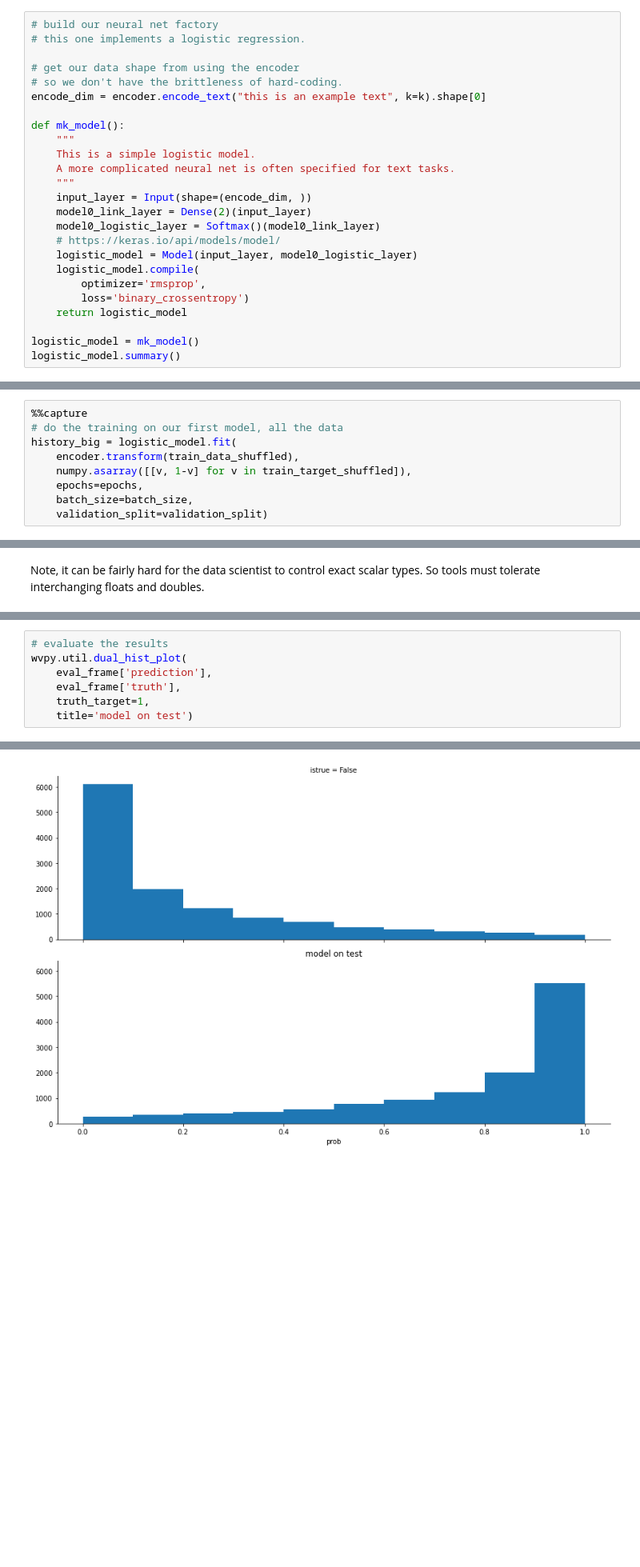
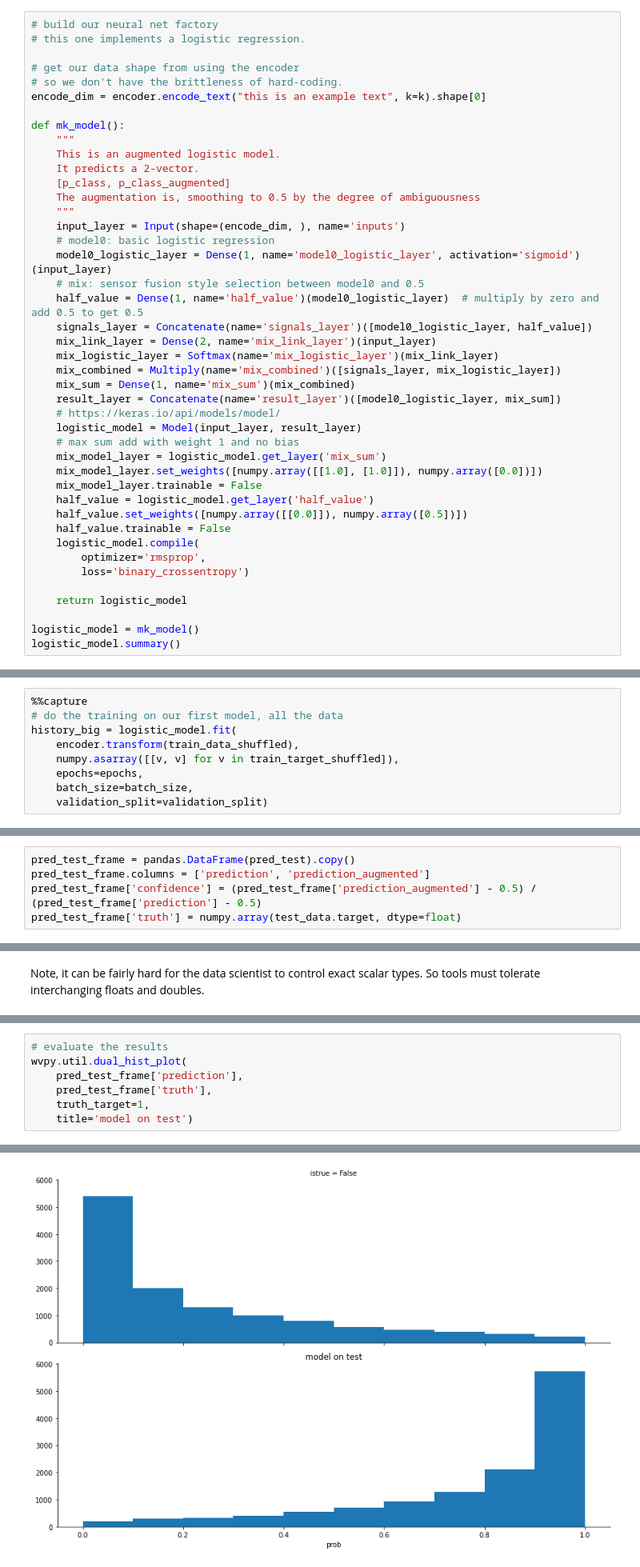
Before and after one commit to WinVector/ATasteOfDataScience, a Jupyter notebook: 03_Augment/IMDB_sentiment_aug.ipynb, the cells around one changed output, grey strips where cells are left out. Shown at 80% size. Cells and saved outputs as stored; diff of their text form; blank space fills up the shorter version.

Commit message:
work on augmentation example

```diff
--- a/03_Augment/IMDB_sentiment_aug.ipynb
+++ b/03_Augment/IMDB_sentiment_aug.ipynb
@@ -79,17 +79,35 @@ encode_dim = encoder.encode_text("this is an example text", k=k).shape[0]
 
 def mk_model():
     """
-    This is a simple logistic model.
-    A more complicated neural net is often specified for text tasks.
+    This is an augmented logistic model.
+    It predicts a 2-vector.
+    [p_class, p_class_augmented]
+    The augmentation is, smoothing to 0.5 by the degree of ambiguousness
     """
-    input_layer = Input(shape=(encode_dim, ))
-    model0_link_layer = Dense(2)(input_layer)
-    model0_logistic_layer = Softmax()(model0_link_layer)
+    input_layer = Input(shape=(encode_dim, ), name='inputs')
+    # model0: basic logistic regression
+    model0_logistic_layer = Dense(1, name='model0_logistic_layer', activation='sigmoid')(input_layer)
+    # mix: sensor fusion style selection between model0 and 0.5
+    half_value = Dense(1, name='half_value')(model0_logistic_layer)  # multiply by zero and add 0.5 to get 0.5
+    signals_layer = Concatenate(name='signals_layer')([model0_logistic_layer, half_value])
+    mix_link_layer = Dense(2, name='mix_link_layer')(input_layer)
+    mix_logistic_layer = Softmax(name='mix_logistic_layer')(mix_link_layer)
+    mix_combined = Multiply(name='mix_combined')([signals_layer, mix_logistic_layer])
+    mix_sum = Dense(1, name='mix_sum')(mix_combined)
+    result_layer = Concatenate(name='result_layer')([model0_logistic_layer, mix_sum])
     # https://keras.io/api/models/model/
-    logistic_model = Model(input_layer, model0_logistic_layer)
+    logistic_model = Model(input_layer, result_layer)
+    # max sum add with weight 1 and no bias
+    mix_model_layer = logistic_model.get_layer('mix_sum')
+    mix_model_layer.set_weights([numpy.array([[1.0], [1.0]]), numpy.array([0.0])])
+    mix_model_layer.trainable = False
+    half_value = logistic_model.get_layer('half_value')
+    half_value.set_weights([numpy.array([[0.0]]), numpy.array([0.5])])
+    half_value.trainable = False
     logistic_model.compile(
         optimizer='rmsprop',
         loss='binary_crossentropy')
+
     return logistic_model
 
 logistic_model = mk_model()
@@ -128,7 +149,7 @@ train_target_shuffled = [train_data.target[i] for i in permutation]
 # do the training on our first model, all the data
 history_big = logistic_model.fit(
     encoder.transform(train_data_shuffled),
-    numpy.asarray([[v, 1-v] for v in train_target_shuffled]),
+    numpy.asarray([[v, v] for v in train_target_shuffled]),
     epochs=epochs,
     batch_size=batch_size,
     validation_split=validation_split)
@@ -173,0 +175,5 @@ dtype: object
+# %%
+pred_test_frame = pandas.DataFrame(pred_test).copy()
+pred_test_frame.columns = ['prediction', 'prediction_augmented']
+pred_test_frame['confidence'] = (pred_test_frame['prediction_augmented'] - 0.5) / (pred_test_frame['prediction'] - 0.5)
+pred_test_frame['truth'] = numpy.array(test_data.target, dtype=float)
@@ -193,12 +269,12 @@ wvpy.util.plot_roc(
 # %%
 # evaluate the results
 wvpy.util.dual_hist_plot(
-    eval_frame['prediction'],
-    eval_frame['truth'],
+    pred_test_frame['prediction'],
+    pred_test_frame['truth'],
     truth_target=1,
     title='model on test')
 # %% [output]
 <Figure size 432x288 with 0 Axes>
-[figure, old version]
+[figure, new version]
 # %%
 confusion_matrix = pandas.crosstab(
```
Also changed, not shown: parts of 18 cells of this notebook, 3 other files.
